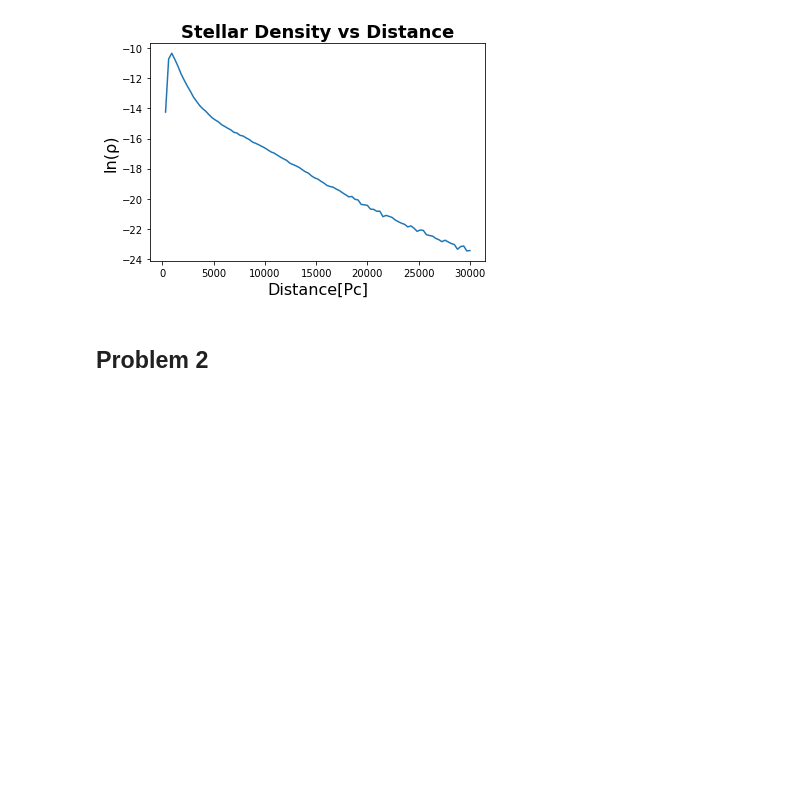
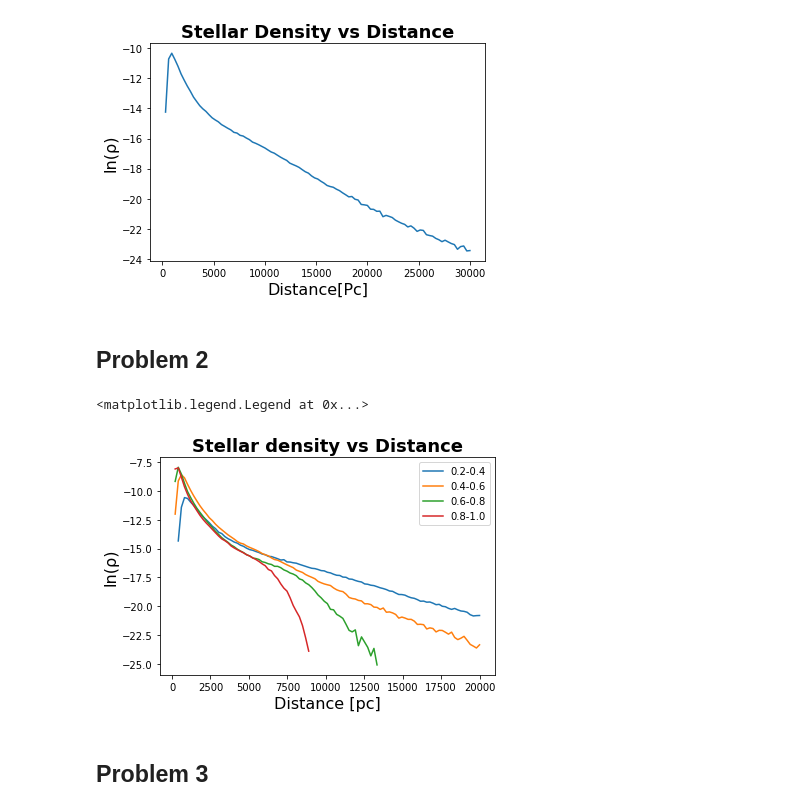
Before and after one commit to EmilyTipton/Intro-to-Research-3190, a Jupyter notebook: Research/Research_Project_Emily_Michael/Research_Notebook_Emily_Michael.ipynb, the cells around one changed output. Saved outputs shown, nothing was run; the diff lists cells and outputs as text; code cells hidden in the pictures; blank space fills up the shorter version.

Commit message:
problem 2

```diff
--- a/Research/Research_Project_Emily_Michael/Research_Notebook_Emily_Michael.ipynb
+++ b/Research/Research_Project_Emily_Michael/Research_Notebook_Emily_Michael.ipynb
@@ -170,6 +170,40 @@ Text(0.5, 1.0, 'Stellar Density vs Distance')
 # %% [markdown]
 ## Problem 2
 # %%
-stars_mask_1 = np.logical_and(y > 0.4, y < 0.6)
-stars_mask_2 = np.logical_and(y > 0.6, y < 0.8)
-stars_mask_3 = np.logical_and(y> 0.8, y < 1.0)
+#create masks for g-r ranges
+masks= []
+masks.append(np.logical_and(y > 0.2, y < 0.4))
+masks.append(np.logical_and(y > 0.4, y < 0.6))
+masks.append(np.logical_and(y > 0.6, y < 0.8))
+masks.append(np.logical_and(y> 0.8, y < 1.0))
+
+#set boundaries
+initial = 0
+final = 20000
+bins = 100
+bin_width = ((final - initial)/ bins)
+points = np.linspace(initial, final, num = bins)
+
+#calculate ln(density)
+nl_density = np.zeros((len(masks), bins))
+for i in range(len(points)):
+    for j in range(len(masks)):
+        nl_density[j][i] = np.log(density(D[masks[j]], points[i], bin_width))
+
+line_colors = ["darkblue", "crimson", "violet", "orange"]
+mask_labels = ["0.2-0.4", "0.4-0.6", "0.6-0.8", "0.8-1.0"]
+
+#plot
+for i in range(len(masks)):
+    plt.plot(points, nl_density[i])
+
+#Set the axes labels and plot label
+plt.xlabel("Distance [pc]", fontsize = 16)
+plt.ylabel("ln(\u03C1)", fontsize = 16)
+plt.title("Stellar density vs Distance", fontweight= 'bold' , fontsize = 18)
+plt.legend(mask_labels)
+# %% [output]
+<matplotlib.legend.Legend at 0x...>
+[figure, added]
+# %% [markdown]
+## Problem 3
```
Also changed, not shown: parts of 1 cell of this notebook.
